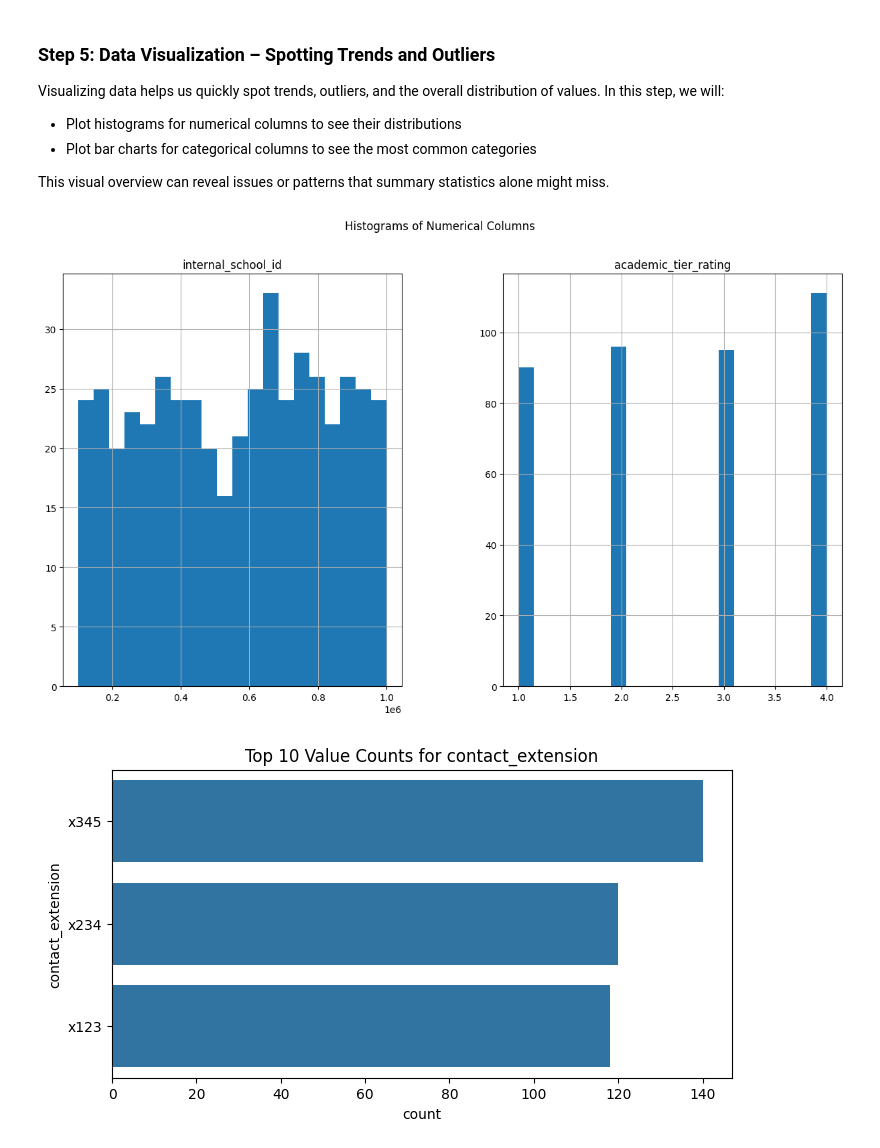
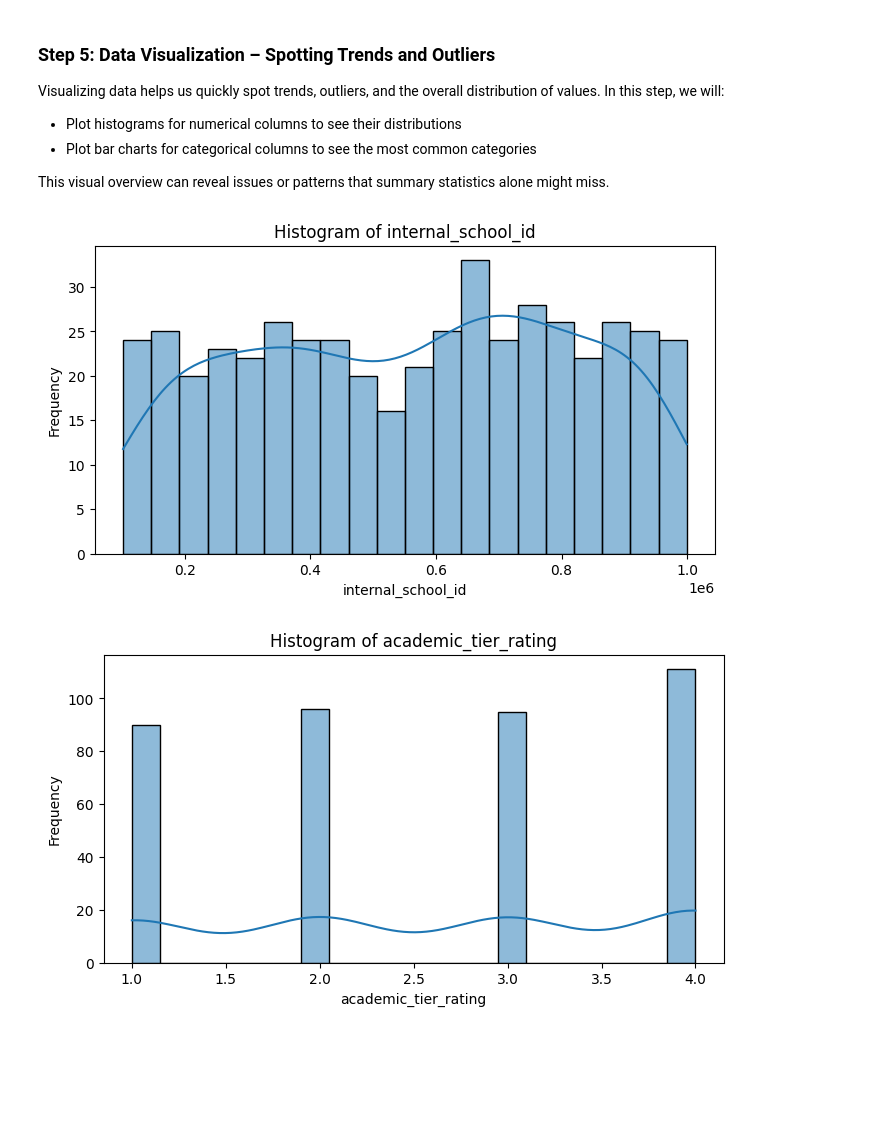
Before and after one commit to webeet-io/_onboarding_data, a Jupyter notebook: daily_tasks/day_4/sat_modeling.ipynb, the cells around one changed output. Drawn from its saved outputs; the diff is of its cells as text; code cells hidden in the pictures; blank space fills up the shorter version.

```diff
--- a/daily_tasks/day_4/sat_modeling.ipynb
+++ b/daily_tasks/day_4/sat_modeling.ipynb
@@ -265,27 +265,29 @@ Visualizing data helps us quickly spot trends, outliers, and the overall distrib
 
 This visual overview can reveal issues or patterns that summary statistics alone might miss.
 # %%
-# Step 5: Data Visualization
+# Step 5: Data Visualization (Seaborn Version)
 import matplotlib.pyplot as plt
 import seaborn as sns
 
-# Histograms for numerical columns
-data_num = new_df.select_dtypes(include=['number'])
-if not data_num.empty:
-    data_num.hist(bins=20, figsize=(15, 8))
-    plt.suptitle('Histograms of Numerical Columns')
+# Plot histograms for all numerical columns using seaborn
+num_cols = new_df.select_dtypes(include=['number']).columns
+for col in num_cols:
+    plt.figure(figsize=(8, 4))
+    sns.histplot(new_df[col].dropna(), bins=20, kde=True)
+    plt.title(f'Histogram of {col}')
+    plt.xlabel(col)
+    plt.ylabel('Frequency')
     plt.show()
-else:
-    print('No numerical columns to plot.')
 
-# Bar charts for top 3 categorical columns (by unique count)
-data_cat = new_df.select_dtypes(include=['object', 'category'])
-top_cats = data_cat.nunique().sort_values().head(3).index
-for col in top_cats:
+# Plot bar charts for the first 2 categorical columns (if any) using seaborn
+cat_cols = new_df.select_dtypes(include=['object', 'category']).columns[:2]
+for col in cat_cols:
     plt.figure(figsize=(8, 4))
     sns.countplot(y=new_df[col], order=new_df[col].value_counts().index[:10])
     plt.title(f'Top 10 Value Counts for {col}')
+    plt.xlabel('Count')
+    plt.ylabel(col)
     plt.show()
 # %% [output]
-[figure, old version]
+[figure, new version]
-[figure, old version]
+[figure, new version]
```
Also changed, not shown: parts of 4 cells of this notebook, 3 other files.
